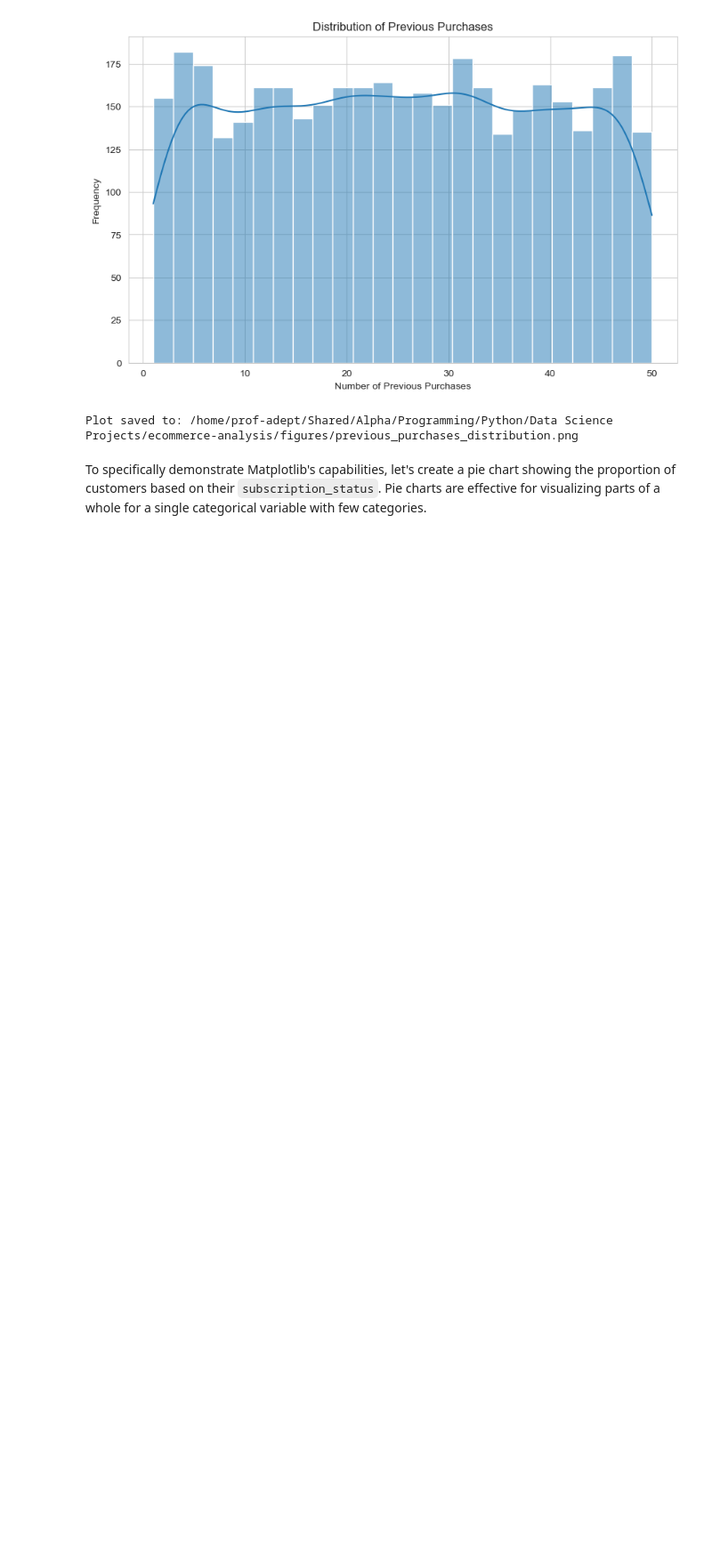
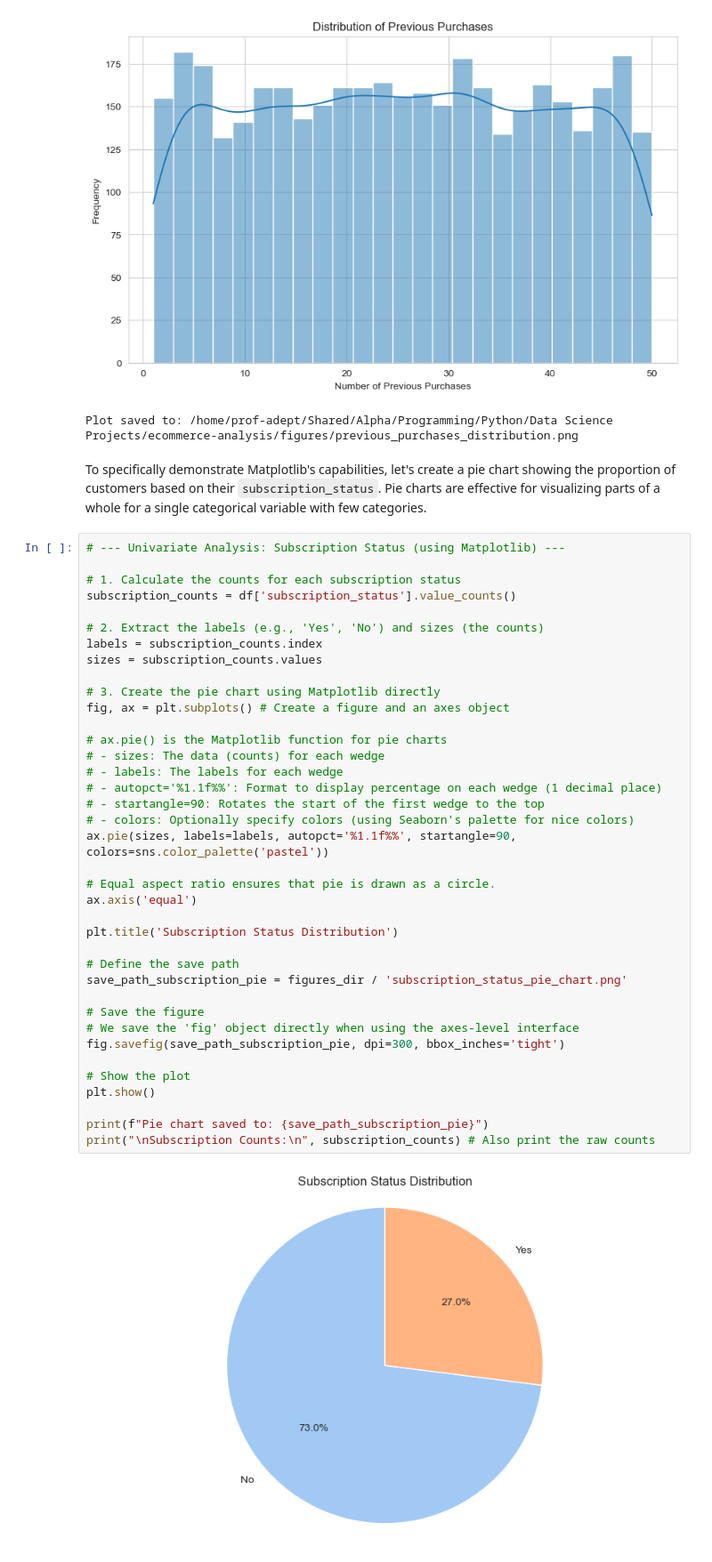
Before and after one commit to profadept/ecommerce-analysis, a Jupyter notebook: notebooks/analysis.ipynb, the cells around one changed output. Shown at 89% size. Saved outputs shown, nothing was run; the diff lists cells and outputs as text; blank space fills up the shorter version.

Commit message:
Feat: Complete univariate analysis for categorical variables

```diff
--- a/notebooks/analysis.ipynb
+++ b/notebooks/analysis.ipynb
@@ -346,3 +346,43 @@ print(f"Plot saved to: {save_path_prev_purchases}")
 Plot saved to: /home/prof-adept/Shared/Alpha/Programming/Python/Data Science Projects/ecommerce-analysis/figures/previous_purchases_distribution.png
 # %% [markdown]
 To specifically demonstrate Matplotlib's capabilities, let's create a pie chart showing the proportion of customers based on their `subscription_status`. Pie charts are effective for visualizing parts of a whole for a single categorical variable with few categories.
+# %%
+# --- Univariate Analysis: Subscription Status (using Matplotlib) ---
+
+# 1. Calculate the counts for each subscription status
+subscription_counts = df['subscription_status'].value_counts()
+
+# 2. Extract the labels (e.g., 'Yes', 'No') and sizes (the counts)
+labels = subscription_counts.index
+sizes = subscription_counts.values
+
+# 3. Create the pie chart using Matplotlib directly
+fig, ax = plt.subplots() # Create a figure and an axes object
+
+# ax.pie() is the Matplotlib function for pie charts
+# - sizes: The data (counts) for each wedge
+# - labels: The labels for each wedge
+# - autopct='%1.1f%%': Format to display percentage on each wedge (1 decimal place)
+# - startangle=90: Rotates the start of the first wedge to the top
+# - colors: Optionally specify colors (using Seaborn's palette for nice colors)
+ax.pie(sizes, labels=labels, autopct='%1.1f%%', startangle=90, colors=sns.color_palette('pastel'))
+
+# Equal aspect ratio ensures that pie is drawn as a circle.
+ax.axis('equal')
+
+plt.title('Subscription Status Distribution')
+
+# Define the save path
+save_path_subscription_pie = figures_dir / 'subscription_status_pie_chart.png'
+
+# Save the figure
+# We save the 'fig' object directly when using the axes-level interface
+fig.savefig(save_path_subscription_pie, dpi=300, bbox_inches='tight')
+
+# Show the plot
+plt.show()
+
+print(f"Pie chart saved to: {save_path_subscription_pie}")
+print("\nSubscription Counts:\n", subscription_counts) # Also print the raw counts
+# %% [output]
+[figure, added]
```
Also changed, not shown: parts of 12 cells of this notebook.
